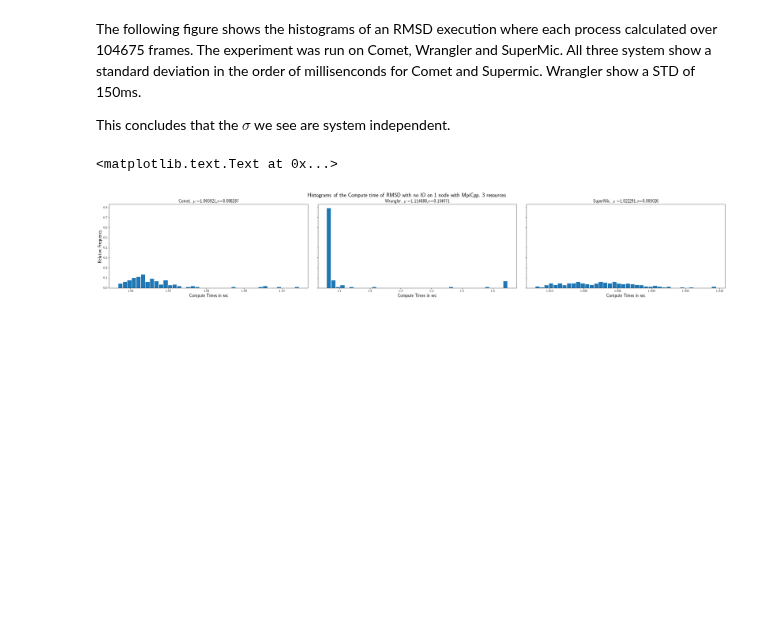
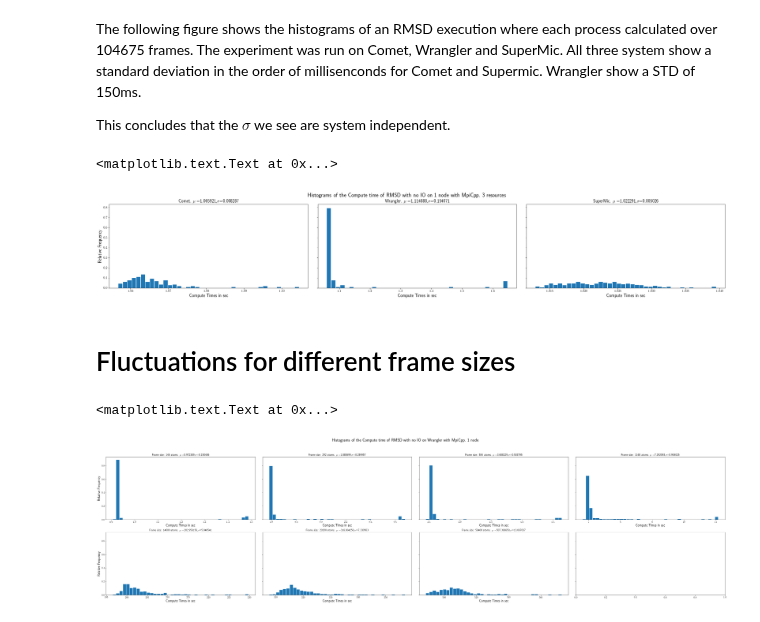
Before and after one commit to radical-experiments/midas_exps, a Jupyter notebook: RMSD-MDAnalysis/MPIc++Fluctuations.ipynb, the cells around one changed output. Cells and saved outputs as stored; diff of their text form; code cells hidden in the pictures; blank space fills up the shorter version.

Commit message:
Latest data on MPIcpp

```diff
--- a/RMSD-MDAnalysis/MPIc++Fluctuations.ipynb
+++ b/RMSD-MDAnalysis/MPIc++Fluctuations.ipynb
@@ -172,3 +172,13 @@ axes[0].set_ylabel('Relative Frequency',fontsize=14)
 # %% [output]
 <matplotlib.text.Text at 0x...>
 [figure]
+# %% [markdown]
+# Fluctuations for different frame sizes
+# %%
+wrangler_mpicppx1 = pd.DataFrame.from_csv('stragglers/tidy_data/FrameSize/wrangler_mpic++_NoIOx1.csv').drop(['Framework'],axis=1)
+wrangler_mpicppx2 = pd.DataFrame.from_csv('stragglers/tidy_data/FrameSize/wrangler_mpic++_NoIOx2.csv').drop(['Framework'],axis=1)
+wrangler_mpicppx4 = pd.DataFrame.from_csv('stragglers/tidy_data/FrameSize/wrangler_mpic++_NoIOx4.csv').drop(['Framework'],axis=1)
+wrangler_mpicppx8 = pd.DataFrame.from_csv('stragglers/tidy_data/FrameSize/wrangler_mpic++_NoIOx8.csv').drop(['Framework'],axis=1)
+wrangler_mpicppx100 = pd.DataFrame.from_csv('stragglers/tidy_data/FrameSize/wrangler_mpic++_NoIOx100.csv').drop(['Framework'],axis=1)
+wrangler_mpicppx200 = pd.DataFrame.from_csv('stragglers/tidy_data/FrameSize/wrangler_mpic++_NoIOx200.csv').drop(['Framework'],axis=1)
+wrangler_mpicppx400 = pd.DataFrame.from_csv('stragglers/tidy_data/FrameSize/wrangler_mpic++_NoIOx400.csv').drop(['Framework'],axis=1)
@@ -174,0 +208,29 @@ axes[0].set_ylabel('Relative Frequency',fontsize=14)
+# %%
+fig,axes = plt.subplots(nrows=2,ncols=4, sharex=False,sharey=True,figsize=[48,11],gridspec_kw={'wspace':0.05})
+axes[0,0].bar(centerWranglerMpiCpp1, histWranglerMpiCpp1, align='center', width=widthWranglerMpiCpp1)
+axes[0,1].bar(centerWranglerMpiCpp2, histWranglerMpiCpp2, align='center', width=widthWranglerMpiCpp2)
+axes[0,2].bar(centerWranglerMpiCpp4, histWranglerMpiCpp4, align='center', width=widthWranglerMpiCpp4)
+axes[0,3].bar(centerWranglerMpiCpp8, histWranglerMpiCpp8, align='center', width=widthWranglerMpiCpp8)
+axes[1,0].bar(centerWranglerMpiCpp100, histWranglerMpiCpp100, align='center', width=widthWranglerMpiCpp100)
+axes[1,1].bar(centerWranglerMpiCpp200, histWranglerMpiCpp200, align='center', width=widthWranglerMpiCpp200)
+axes[1,2].bar(centerWranglerMpiCpp400, histWranglerMpiCpp400, align='center', width=widthWranglerMpiCpp400)
+fig.suptitle('Histograms of the Compute time of RMSD with no IO on Wrangler with MpiCpp. 1 node',fontsize=18)
+axes[0,0].set_title('Frame size: 146 atoms. $\mu=$%f,$\sigma$=%f'%(meanWranglerMpiCpp1,stdWranglerMpiCpp1),fontsize=12)
+axes[0,1].set_title('Frame size: 292 atoms. $\mu=$%f,$\sigma$=%f'%(meanWranglerMpiCpp2,stdWranglerMpiCpp2),fontsize=12)
+axes[0,2].set_title('Frame size: 584 atoms. $\mu=$%f,$\sigma$=%f'%(meanWranglerMpiCpp4,stdWranglerMpiCpp4),fontsize=12)
+axes[0,3].set_title('Frame size: 1168 atoms. $\mu=$%f,$\sigma$=%f'%(meanWranglerMpiCpp8,stdWranglerMpiCpp8),fontsize=12)
+axes[1,0].set_title('Frame size: 14600 atoms. $\mu=$%f,$\sigma$=%f'%(meanWranglerMpiCpp100,stdWranglerMpiCpp100),fontsize=12)
+axes[1,1].set_title('Frame size: 29200 atoms. $\mu=$%f,$\sigma$=%f'%(meanWranglerMpiCpp200,stdWranglerMpiCpp200),fontsize=12)
+axes[1,2].set_title('Frame size: 58400 atoms. $\mu=$%f,$\sigma$=%f'%(meanWranglerMpiCpp400,stdWranglerMpiCpp400),fontsize=12)
+axes[0,0].set_xlabel('Compute Times in sec', fontsize=14)
+axes[0,1].set_xlabel('Compute Times in sec',fontsize=14)
+axes[0,2].set_xlabel('Compute Times in sec', fontsize=14)
+axes[0,3].set_xlabel('Compute Times in sec',fontsize=14)
+axes[1,0].set_xlabel('Compute Times in sec', fontsize=14)
+axes[1,1].set_xlabel('Compute Times in sec',fontsize=14)
+axes[1,2].set_xlabel('Compute Times in sec', fontsize=14)
+axes[0,0].set_ylabel('Relative Frequency',fontsize=14)
+axes[1,0].set_ylabel('Relative Frequency',fontsize=14)
+# %% [output]
+<matplotlib.text.Text at 0x...>
+[figure, added]
```
Also changed, not shown: parts of 3 cells of this notebook.
